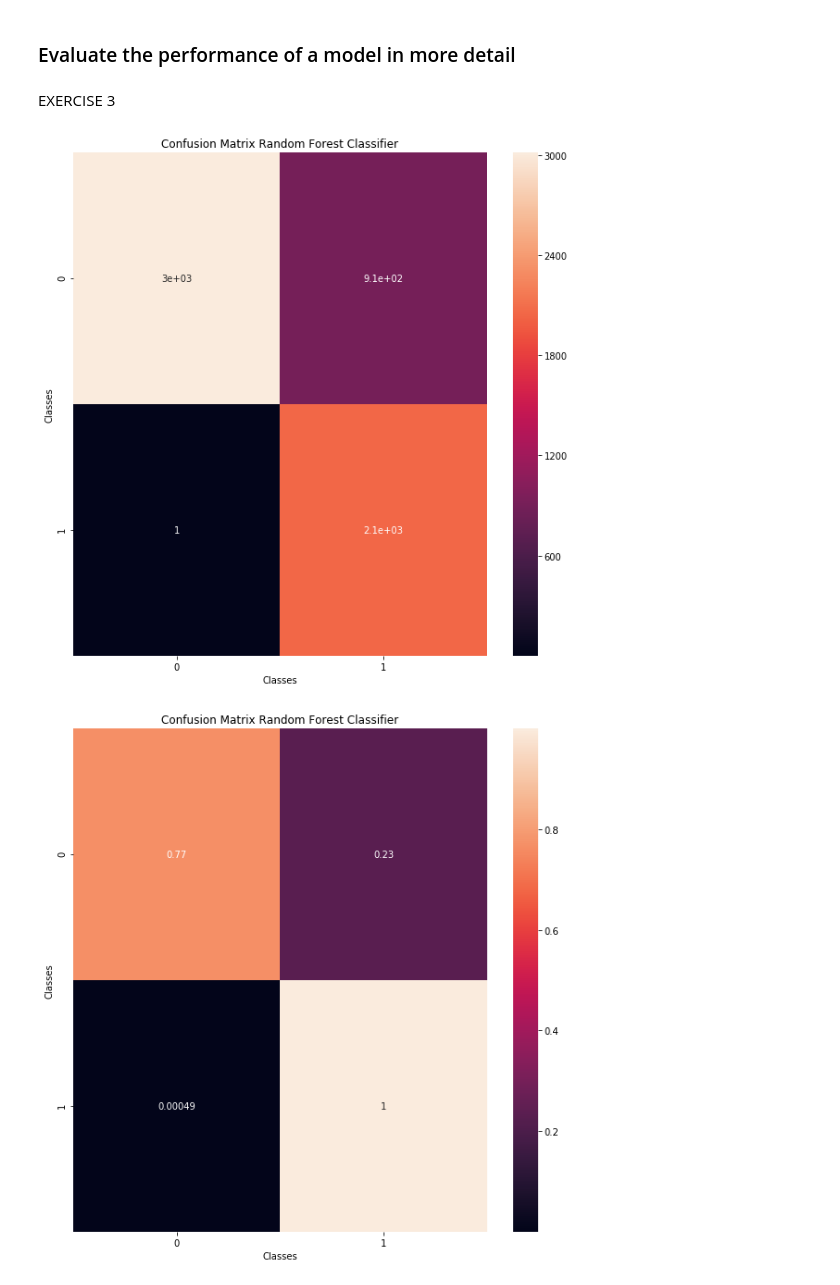
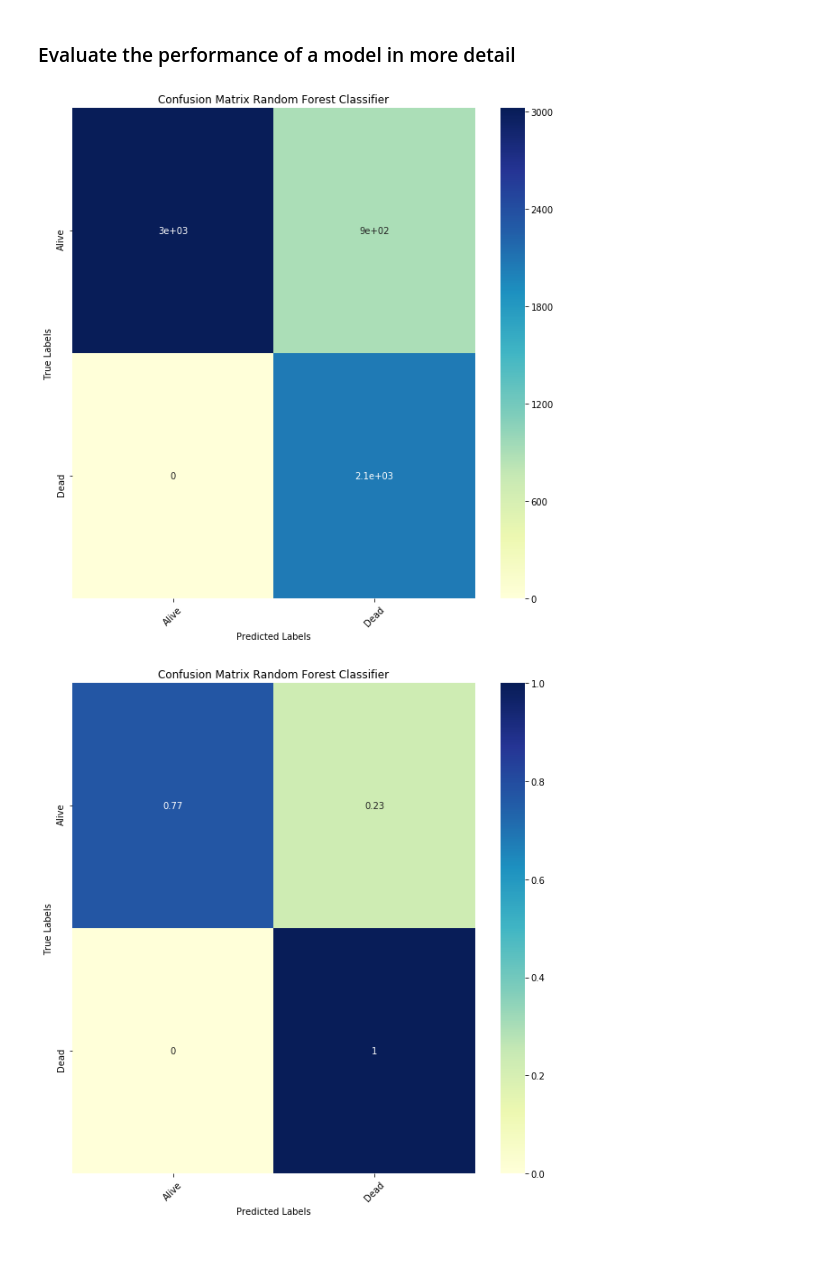
Before and after one commit to vb690/data_viz_python, a Jupyter notebook: iggi_workshop_data_viz_python.ipynb, the cells around one changed output. Cells and saved outputs as stored; diff of their text form; code cells hidden in the pictures; blank space fills up the shorter version.

```diff
--- a/iggi_workshop_data_viz_python.ipynb
+++ b/iggi_workshop_data_viz_python.ipynb
@@ -145,10 +141,10 @@ plt.show()
 # %% [markdown]
 ### Evaluate impact of hyperparameter change
 # %%
-df_ml = add_spurious_columns(df, 6)
+df_ml = add_spurious_columns(df_ml, 6)
 X, y = generate_X_y(df_ml, ['level', 'experience', 'challenges', 'spurious_0', 'spurious_1', 'spurious_2', 'spurious_3', 'spurious_4', 'spurious_5'], 'dead')
 # %%
-splitter = StratifiedShuffleSplit(n_splits=5)
+splitter = StratifiedShuffleSplit(n_splits=2)
 regularization = np.linspace(10, 0.00001, 10)
 scores = []
 c_values = []
@@ -174,41 +171,44 @@ plt.show()
 ### Evaluate the performance of a model in more detail
 # %%
 X, y = generate_X_y(df_ml, ['class', 'twitch', 'ladder', 'online'], 'dead')
-param_grid = {'n_estimators' : [2, 5, 10, 50, 100]
+param_grid = {'n_estimators' : [10, 50, 100]
               , 'criterion' : ['gini', 'entropy']
-              , 'max_depth' : [2, 5, 10, 50, 100]
+              , 'max_depth' : [10, 50, 100]
              }
 for validation_index, test_index in StratifiedShuffleSplit(n_splits = 1).split(X, y):
 
     X_validation, y_validation = X[validation_index], y[validation_index]
     X_test, y_test = X[test_index], y[test_index]
 # %%
-splitter = StratifiedShuffleSplit(n_splits= 10)
+splitter = StratifiedShuffleSplit(n_splits= 2)
 searcher = GridSearchCV(estimator=classifiers['Random Forest']
                         , param_grid=param_grid
-                        , scoring='f1'
+                        , scoring='roc_auc'
                         , cv=splitter
                         )
 searcher.fit(X_validation, y_validation)
 classifier = searcher.best_estimator_
-confusion_matrix = confusion_matrix(y_true=y_test, y_pred=classifier.predict(X_test))
+y_predicted=classifier.predict(X_test)
+c_m = confusion_matrix(y_true=y_test, y_pred=y_predicted)
-# %% [markdown]
-EXERCISE 3
 # %%
 plt.figure(figsize = (10, 10))
-sns.heatmap(confusion_matrix, annot = True)
+sns.heatmap(c_m, annot = True, cmap='YlGnBu')
+plt.xticks([0.5, 1.5], ['Alive', 'Dead'], rotation=45)
+plt.yticks([0.5, 1.5], ['Alive', 'Dead'])
 plt.title('Confusion Matrix Random Forest Classifier')
-plt.xlabel('Classes')
-plt.ylabel('Classes')
+plt.xlabel('Predicted Labels')
+plt.ylabel('True Labels')
 plt.show()
 # %% [output]
-[figure, old version]
+[figure, new version]
 # %%
 plt.figure(figsize = (10, 10))
-sns.heatmap(confusion_matrix / confusion_matrix.sum(axis=1)[:, np.newaxis], annot = True)
+sns.heatmap(c_m / c_m.sum(axis=1)[:, np.newaxis], annot = True, cmap='YlGnBu')
+plt.xticks([0.5, 1.5], ['Alive', 'Dead'], rotation=45)
+plt.yticks([0.5, 1.5], ['Alive', 'Dead'])
 plt.title('Confusion Matrix Random Forest Classifier')
-plt.xlabel('Classes')
-plt.ylabel('Classes')
+plt.xlabel('Predicted Labels')
+plt.ylabel('True Labels')
 plt.show()
 # %% [output]
-[figure, old version]
+[figure, new version]
```
Also changed, not shown: parts of 13 cells of this notebook, 1 other file.
